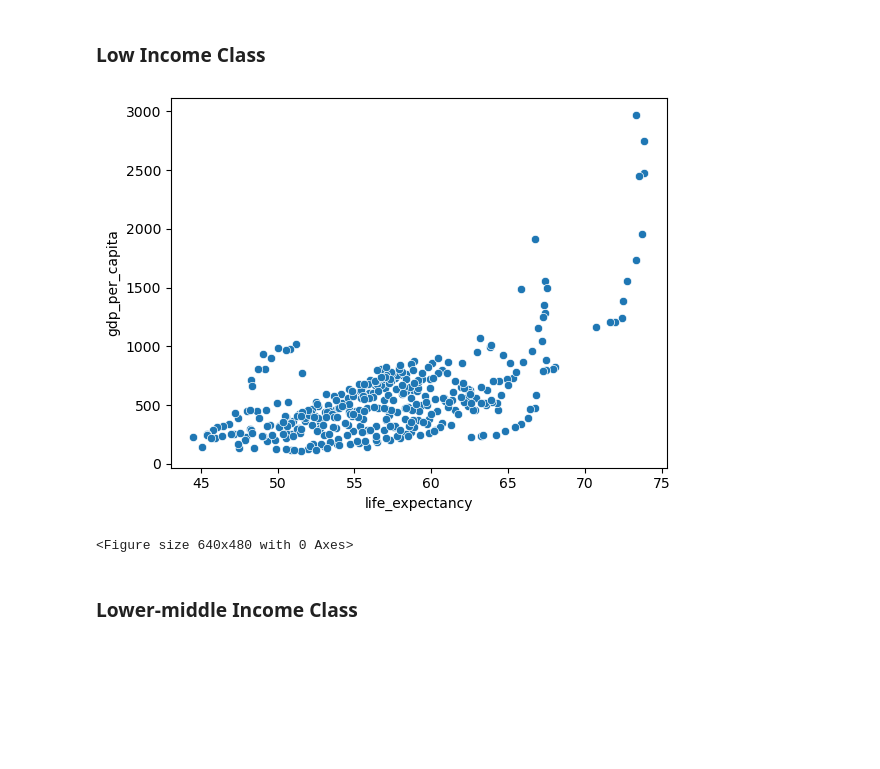
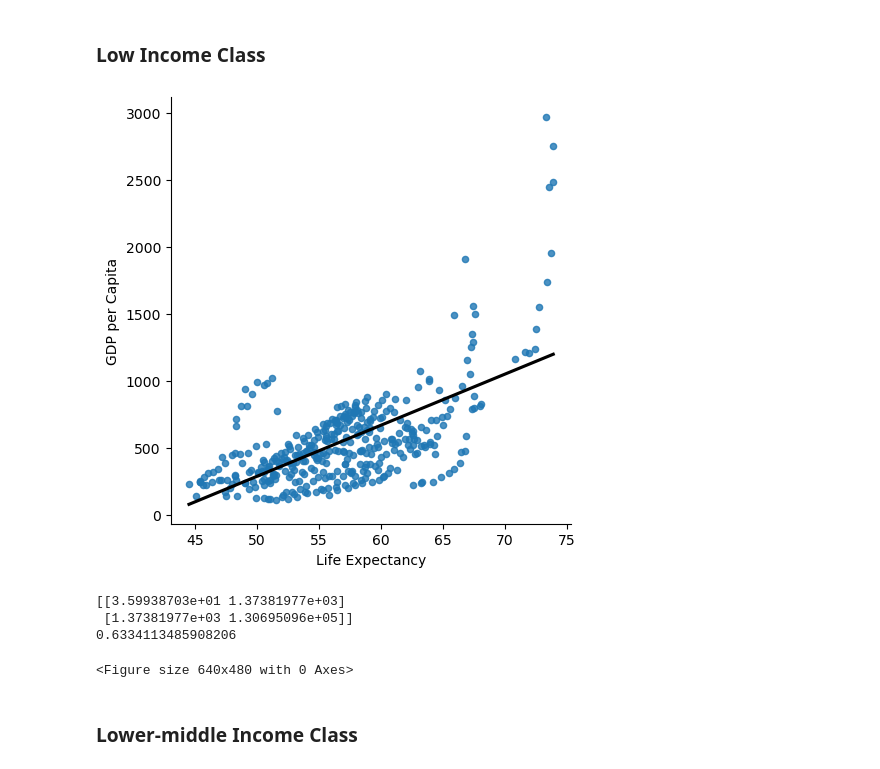
Before and after one commit to WVDevCode/Life_Expectancy_and_GDP, a Jupyter notebook: Notebooks/EDA.ipynb, the cells around one changed output. Drawn from its saved outputs; the diff is of its cells as text; code cells hidden in the pictures; blank space fills up the shorter version.

```diff
--- a/Notebooks/EDA.ipynb
+++ b/Notebooks/EDA.ipynb
@@ -804,13 +805,21 @@ print(cor_life_exp_gdp)
 <Figure size 640x480 with 0 Axes>
 # %% [markdown]
 ### Low Income Class
-# %%
-sns.scatterplot(x=low_income_class['life_expectancy'], y=low_income_class['gdp_per_capita'])
-
-plt.show()
-plt.clf()
-# %% [output]
-[figure, removed]
-<Figure size 640x480 with 0 Axes>
+# %%
+sns.lmplot(x='life_expectancy', y='gdp_per_capita', data=low_income_class, scatter_kws={'s':20}, line_kws={'color':'black'}, ci=None)
+plt.xlabel('Life Expectancy')
+plt.ylabel('GDP per Capita')
+plt.show()
+plt.clf()
+
+print(np.cov(low_income_class['life_expectancy'], low_income_class['gdp_per_capita']))
+cor_life_exp_gdp_low, p = pearsonr(low_income_class['life_expectancy'], low_income_class['gdp_per_capita'])
+print(cor_life_exp_gdp_low)
+# %% [output]
+[figure, added]
+[[3.59938703e+01 1.37381977e+03]
+ [1.37381977e+03 1.30695096e+05]]
+0.6334113485908206
+<Figure size 640x480 with 0 Axes>
 # %% [markdown]
 ### Lower-middle Income Class
```
Also changed, not shown: parts of 9 cells of this notebook, 10 other files.
